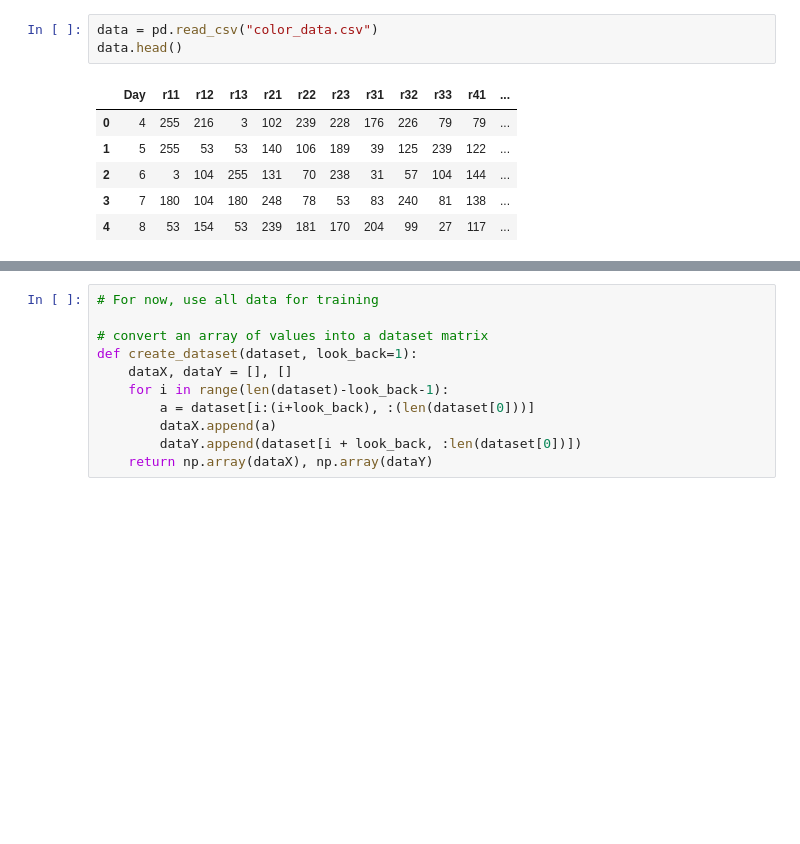
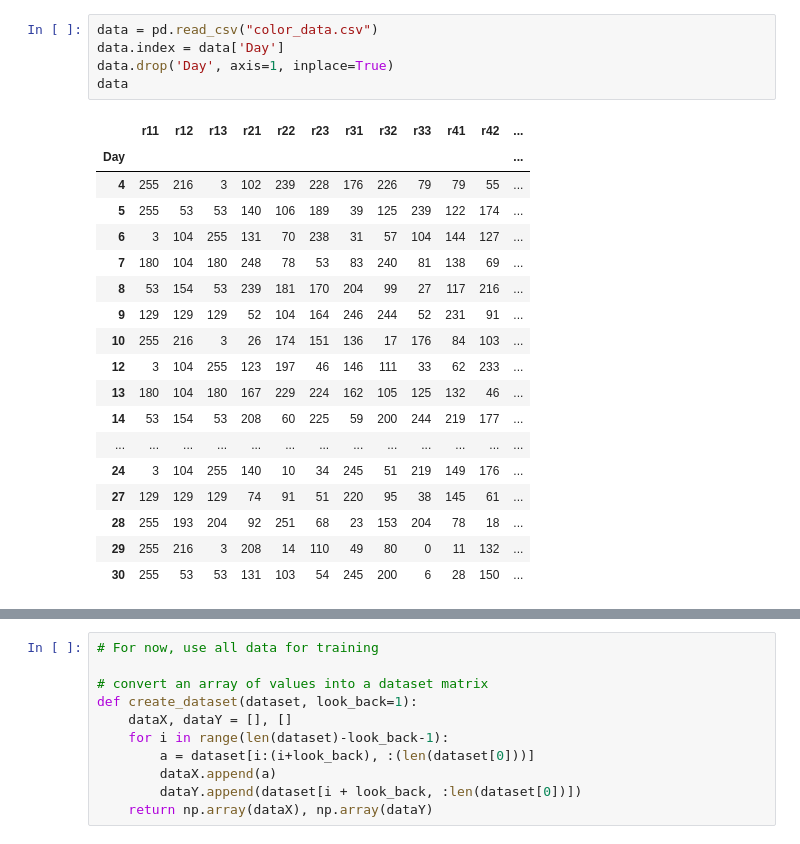
Before and after one commit to slowjazz/ML-Projects, a Jupyter notebook: Neural Net projects/Ticket colors EDA.ipynb, the cells around one changed output, grey strips where cells are left out. Saved outputs shown, nothing was run; the diff lists cells and outputs as text; blank space fills up the shorter version.

```diff
--- a/Neural Net projects/Ticket colors EDA.ipynb
+++ b/Neural Net projects/Ticket colors EDA.ipynb
@@ -11,10 +11,24 @@ Using TensorFlow backend.
 # %%
 data = pd.read_csv("color_data.csv")
-data.head()
+data.index = data['Day']
+data.drop('Day', axis=1, inplace=True)
+data
 # %% [output]
-|  | Day | r11 | r12 | r13 | r21 | r22 | r23 | r31 | r32 | r33 | r41 | ... |
-| 0 | 4 | 255 | 216 | 3 | 102 | 239 | 228 | 176 | 226 | 79 | 79 | ... |
-| 1 | 5 | 255 | 53 | 53 | 140 | 106 | 189 | 39 | 125 | 239 | 122 | ... |
-| 2 | 6 | 3 | 104 | 255 | 131 | 70 | 238 | 31 | 57 | 104 | 144 | ... |
-| 3 | 7 | 180 | 104 | 180 | 248 | 78 | 53 | 83 | 240 | 81 | 138 | ... |
-| 4 | 8 | 53 | 154 | 53 | 239 | 181 | 170 | 204 | 99 | 27 | 117 | ... |
+|  | r11 | r12 | r13 | r21 | r22 | r23 | r31 | r32 | r33 | r41 | r42 | ... |
+| Day |  |  |  |  |  |  |  |  |  |  |  | ... |
+| 4 | 255 | 216 | 3 | 102 | 239 | 228 | 176 | 226 | 79 | 79 | 55 | ... |
+| 5 | 255 | 53 | 53 | 140 | 106 | 189 | 39 | 125 | 239 | 122 | 174 | ... |
+| 6 | 3 | 104 | 255 | 131 | 70 | 238 | 31 | 57 | 104 | 144 | 127 | ... |
+| 7 | 180 | 104 | 180 | 248 | 78 | 53 | 83 | 240 | 81 | 138 | 69 | ... |
+| 8 | 53 | 154 | 53 | 239 | 181 | 170 | 204 | 99 | 27 | 117 | 216 | ... |
+| 9 | 129 | 129 | 129 | 52 | 104 | 164 | 246 | 244 | 52 | 231 | 91 | ... |
+| 10 | 255 | 216 | 3 | 26 | 174 | 151 | 136 | 17 | 176 | 84 | 103 | ... |
+| 12 | 3 | 104 | 255 | 123 | 197 | 46 | 146 | 111 | 33 | 62 | 233 | ... |
+| 13 | 180 | 104 | 180 | 167 | 229 | 224 | 162 | 105 | 125 | 132 | 46 | ... |
+| 14 | 53 | 154 | 53 | 208 | 60 | 225 | 59 | 200 | 244 | 219 | 177 | ... |
+| ... | ... | ... | ... | ... | ... | ... | ... | ... | ... | ... | ... | ... |
+| 24 | 3 | 104 | 255 | 140 | 10 | 34 | 245 | 51 | 219 | 149 | 176 | ... |
+| 27 | 129 | 129 | 129 | 74 | 91 | 51 | 220 | 95 | 38 | 145 | 61 | ... |
+| 28 | 255 | 193 | 204 | 92 | 251 | 68 | 23 | 153 | 204 | 78 | 18 | ... |
+| 29 | 255 | 216 | 3 | 208 | 14 | 110 | 49 | 80 | 0 | 11 | 132 | ... |
+| 30 | 255 | 53 | 53 | 131 | 103 | 54 | 245 | 200 | 6 | 28 | 150 | ... |
```
Also changed, not shown: parts of 9 cells of this notebook, 2 other files.
